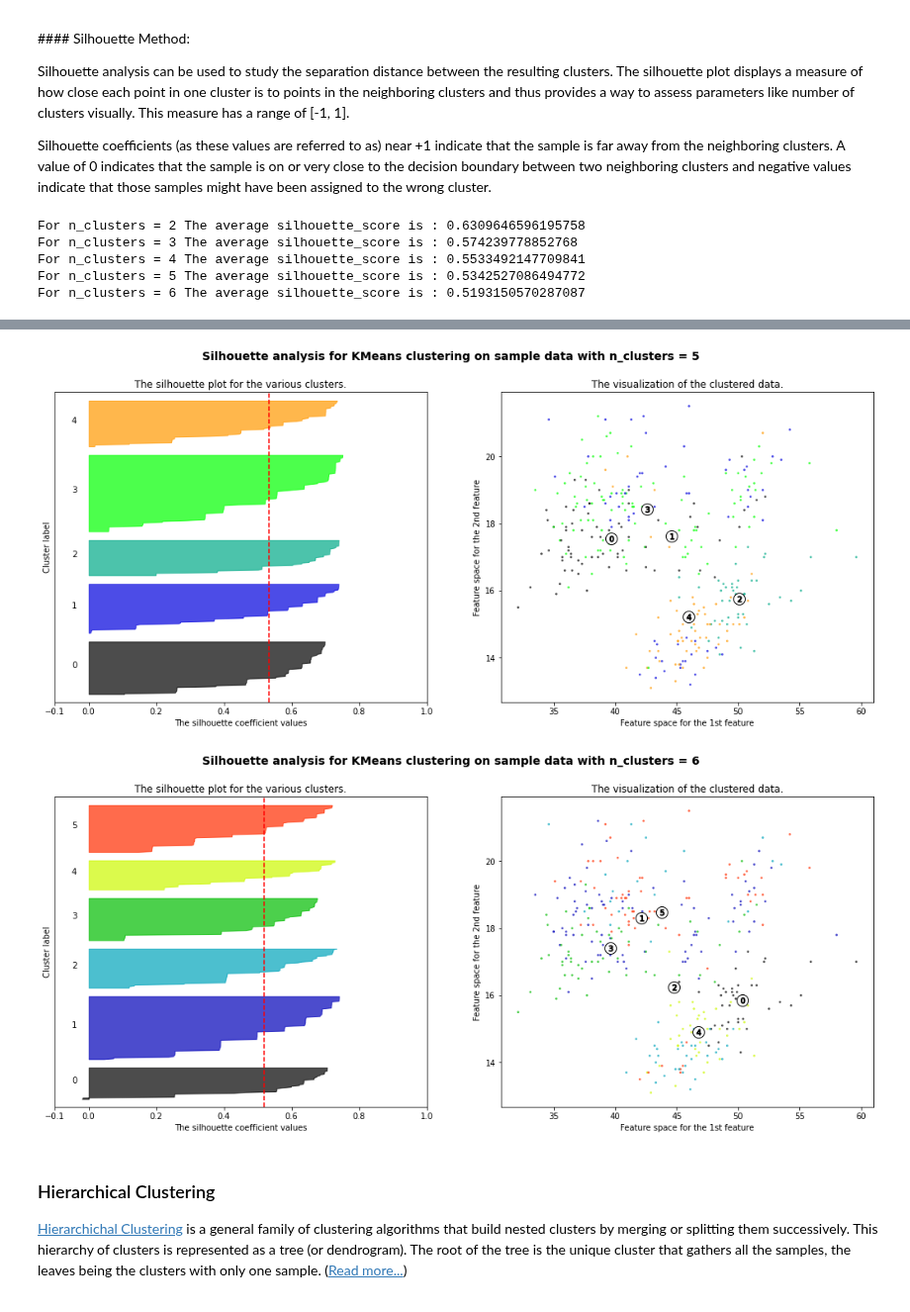
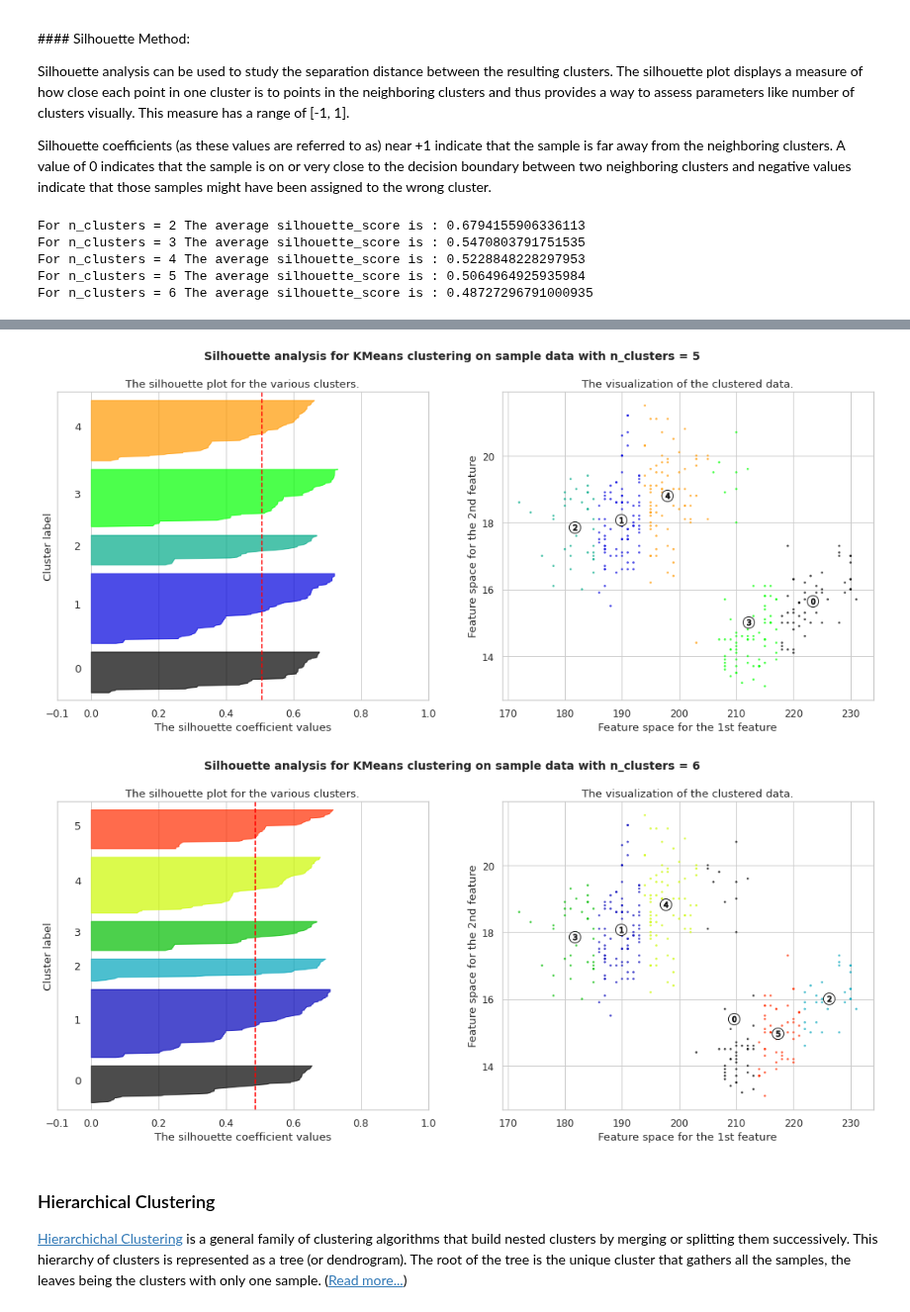
Before and after one commit to clizarraga-UAD7/Notebooks, a Jupyter notebook: Intro_UnsupervisedLearning.ipynb, the cells around one changed output, grey strips where cells are left out. Shown at 99% size. Drawn from its saved outputs; the diff is of its cells as text; code cells hidden in the pictures.

```diff
--- a/Intro_UnsupervisedLearning.ipynb
+++ b/Intro_UnsupervisedLearning.ipynb
@@ -92,0 +279,14 @@ plt.show()
+# %%
+# Draw a scatterplot (In new PCA Coordinates)
+
+plt.figure(figsize=(10,10))
+
+x = principalComponents[0]
+y = principalComponents[1]
+color = df['species']
+
+sns.scatterplot(x,y,hue=color)
+plt.title('Penguins Dataset',fontsize=20)
+plt.xlabel('Principal Component 1',fontsize=14)
+plt.ylabel('Principal Component 2',fontsize=14)
+plt.show()
@@ -111,18 +330,19 @@ Will use only 3 properties: culmen length and width and flipper length.
 # %%
 from sklearn.cluster import KMeans
 k_means=KMeans(n_clusters=3,random_state=42)
-k_means.fit(df[['culmen_length_mm', 'culmen_depth_mm', 'flipper_length_mm' ]])
+k_means.fit(df[['culmen_depth_mm', 'flipper_length_mm' ]])
 # %% [output]
 KMeans(n_clusters=3, random_state=42)
 # %%
 df['KMeans_labels']=k_means.labels_
 
 # Plotting resulting clusters
-colors=['purple','red','blue','green']
-plt.figure(figsize=(10,10))
-plt.scatter(df['culmen_depth_mm'],df['culmen_length_mm'],c=df['KMeans_labels'],cmap=matplotlib.colors.ListedColormap(colors),s=15)
+#colors=['purple','red','blue','green']
+
+sns.set(style='whitegrid', palette="deep", font_scale=1.1, rc={"figure.figsize": [10,10]})
+sns.scatterplot(df['flipper_length_mm'], df['culmen_depth_mm'], hue=df['KMeans_labels'])
 plt.title('K-Means Clustering',fontsize=20)
-plt.xlabel('Feature 1',fontsize=14)
-plt.ylabel('Feature 2',fontsize=14)
+plt.ylabel('Culmen depth (mm)',fontsize=14)
+plt.xlabel('Flipper length (mm)',fontsize=14)
 plt.show()
 # %% [output]
@@ -148,7 +368,7 @@ from sklearn.cluster import KMeans
 
 
 #X = df[["culmen_length_mm", "culmen_depth_mm", "flipper_length_mm", "body_mass_g"]].values
-X = df[["culmen_length_mm", "culmen_depth_mm", "flipper_length_mm"]].values
+X = df[["culmen_depth_mm", "flipper_length_mm"]].values
 y = df['species'].values
 
 estimators = [
@@ -249,7 +469,7 @@ import numpy as np
 # together.
 
 #X = df[["culmen_length_mm", "culmen_depth_mm", "flipper_length_mm", "body_mass_g"]].values
-X = df[["culmen_length_mm", "culmen_depth_mm", "flipper_length_mm", "body_mass_g"]].values
+X = df[["flipper_length_mm", "culmen_depth_mm"]].values
 y = df['species'].values
 
 range_n_clusters = [2, 3, 4, 5, 6]
@@ -359,8 +579,8 @@ for n_clusters in range_n_clusters:
 
 plt.show()
 # %% [output]
-For n_clusters = 2 The average silhouette_score is : 0.6309646596195758
-For n_clusters = 3 The average silhouette_score is : 0.574239778852768
-For n_clusters = 4 The average silhouette_score is : 0.5533492147709841
-For n_clusters = 5 The average silhouette_score is : 0.5342527086494772
-For n_clusters = 6 The average silhouette_score is : 0.5193150570287087
+For n_clusters = 2 The average silhouette_score is : 0.6794155906336113
+For n_clusters = 3 The average silhouette_score is : 0.5470803791751535
+For n_clusters = 4 The average silhouette_score is : 0.5228848228297953
+For n_clusters = 5 The average silhouette_score is : 0.5064964925935984
+For n_clusters = 6 The average silhouette_score is : 0.48727296791000935
@@ -370,5 +590,5 @@ For n_clusters = 6 The average silhouette_score is : 0.5193150570287087
-[figure, old version]
+[figure, new version]
-[figure, old version]
+[figure, new version]
 # %% [markdown]
 ### Hierarchical Clustering
 
```
Also changed, not shown: parts of 50 cells of this notebook.
